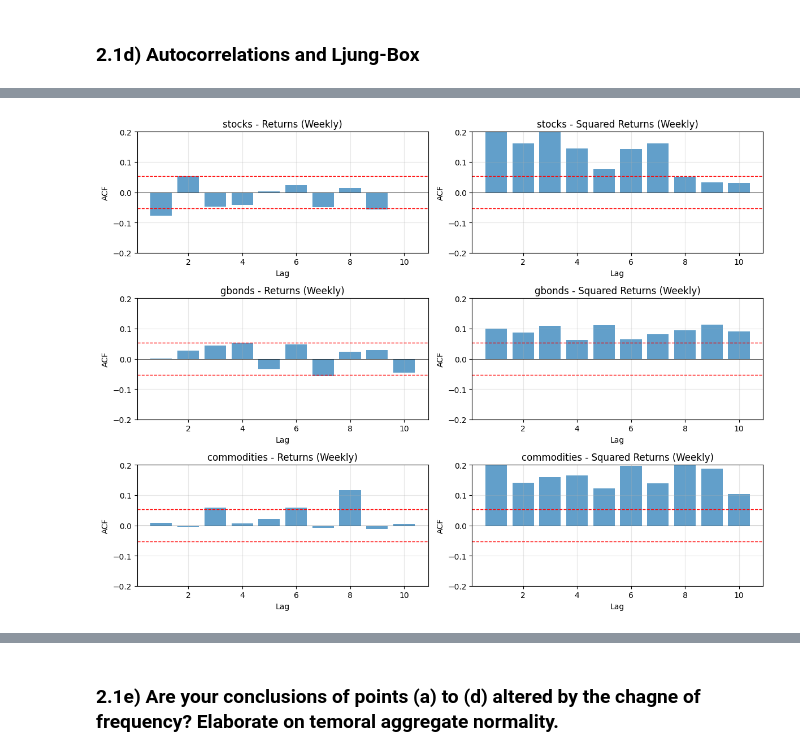
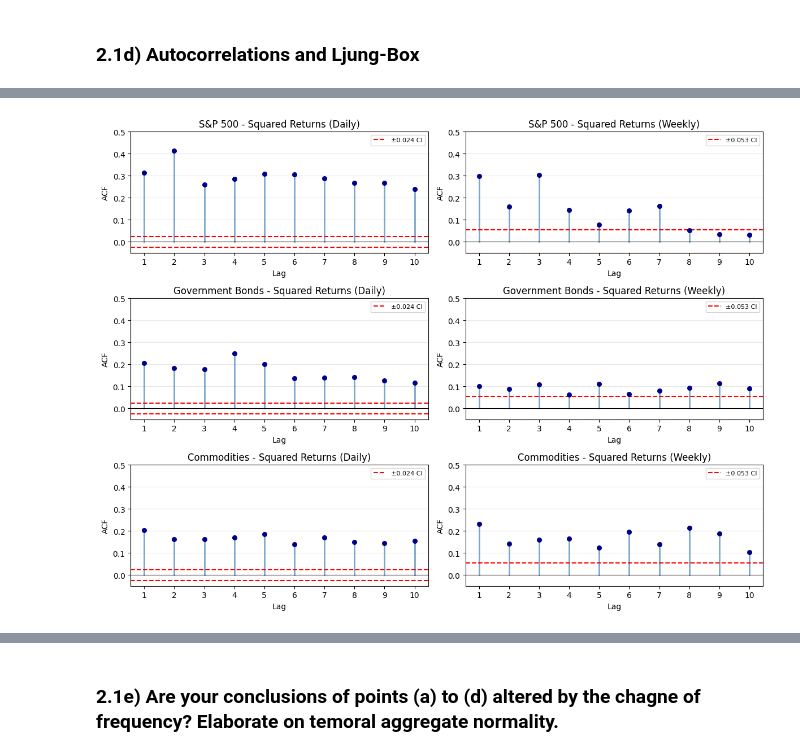
Before and after one commit to pamaths/financial_econometrics_I, a Jupyter notebook: notebooks/fineco_.ipynb, the cells around one changed output, grey strips where cells are left out. Saved outputs shown, nothing was run; the diff lists cells and outputs as text; code cells hidden in the pictures.

Commit message:
add plots and tables for first section

```diff
--- a/notebooks/fineco_.ipynb
+++ b/notebooks/fineco_.ipynb
@@ -8,6 +8,9 @@ if project_root not in sys.path:
 
 
 DATA_PATH = os.path.join(project_root, "data")
+REPORT_PATH = os.path.join(project_root, "tex_report")
+TABLE_PATH = os.path.join(REPORT_PATH, "tables")
+FIGURE_PATH = os.path.join(REPORT_PATH, "figures")
 # %%
 import pandas as pd
 import numpy as np
@@ -32,6 +35,12 @@ pdf_data_base.head()
 | 2000-01-04 | 1925.41 | 198.5685 | 117.735 | 176.5314 |
 | 2000-01-05 | 1929.28 | 199.1132 | 117.313 | 176.1842 |
 | 2000-01-06 | 1931.51 | 199.5267 | 117.389 | 176.2218 |
+# %%
+asset_names = {
+    'stocks': 'S&P 500',
+    'gbonds': 'Government Bonds',
+    'commodities': 'Commodities'
+}
 # %% [markdown]
 # 2) Characteristics of financial Time Series
 # %%
@@ -469,24 +861,63 @@ commodities Squared 394.595639 0.000000       True    [0.230, 0.142, 0.160, 0.16
 
 H0: No serial correlation | Reject at α=0.05 if p-value < 0.05
 # %%
-fig, axes = plt.subplots(len(pdf_log_returns_weekly.columns), 2, figsize=(12, 3*len(pdf_log_returns_weekly.columns)))
-axes = axes.reshape(-1, 2) if len(pdf_log_returns_weekly.columns) > 1 else axes.reshape(1, 2)
+# Plot 2: Squared Returns ACF (Daily vs Weekly)
+fig, axes = plt.subplots(len(pdf_log_returns.columns), 2, figsize=(12, 3*len(pdf_log_returns.columns)))
+axes = axes.reshape(-1, 2) if len(pdf_log_returns.columns) > 1 else axes.reshape(1, 2)
 
-for idx, col in enumerate(pdf_log_returns_weekly.columns):
-    for j, (series_type, series) in enumerate([('Returns', pdf_log_returns_weekly[col]), ('Squared Returns', pdf_log_returns_weekly[col]**2)]):
-        test = ljung_box_test(series)
-        lags = range(1, 11)
+# Asset name mapping for display
+asset_names = {
+    'stocks': 'S&P 500',
+    'gbonds': 'Government Bonds',
+    'commodities': 'Commodities'
+}
 
-        axes[idx, j].bar(lags, test['ACF'], alpha=0.7)
-        axes[idx, j].axhline(test['CI'], color='r', linestyle='--', linewidth=1)
-        axes[idx, j].axhline(-test['CI'], color='r', linestyle='--', linewidth=1)
-        axes[idx, j].axhline(0, color='k', linewidth=0.5)
-        axes[idx, j].set_title(f"{col} - {series_type} (Weekly)")
-        axes[idx, j].set_xlabel("Lag")
-        axes[idx, j].set_ylabel("ACF")
-        axes[idx, j].set_ylim(-0.2, 0.2)
-        axes[idx, j].grid(alpha=0.3)
+for idx, col in enumerate(pdf_log_returns.columns):
+    asset_display = asset_names.get(col, col)
+
+    # Daily squared returns (left panel)
+    test_daily = ljung_box_test(pdf_log_returns[col]**2)
+    lags = np.array(range(1, 11))
+    acf_vals_daily = np.array(test_daily['ACF'])
+    ci_daily = test_daily['CI']
+
+    ax = axes[idx, 0]
+    for lag, acf in zip(lags, acf_vals_daily):
+        ax.plot([lag, lag], [0, acf], color='steelblue', linewidth=2, alpha=0.7)
+    ax.scatter(lags, acf_vals_daily, color='darkblue', s=30, zorder=5)
+    ax.axhline(ci_daily, color='red', linestyle='--', linewidth=1.5, label=f'±{ci_daily:.3f} CI')
+    ax.axhline(-ci_daily, color='red', linestyle='--', linewidth=1.5)
+    ax.axhline(0, color='black', linewidth=0.8)
+    ax.set_title(f"{asset_display} - Squared Returns (Daily)")
+    ax.set_xlabel("Lag")
+    ax.set_ylabel("ACF")
+    ax.set_ylim(-0.05, 0.5)
+    ax.set_xticks(lags)
+    ax.grid(alpha=0.3, axis='y')
+    ax.legend(loc='upper right', fontsize=8)
+
+    # Weekly squared returns (right panel)
+    test_weekly = ljung_box_test(pdf_log_returns_weekly[col]**2)
+    acf_vals_weekly = np.array(test_weekly['ACF'])
+    ci_weekly = test_weekly['CI']
+
+    ax = axes[idx, 1]
+    for lag, acf in zip(lags, acf_vals_weekly):
+        ax.plot([lag, lag], [0, acf], color='steelblue', linewidth=2, alpha=0.7)
+    ax.scatter(lags, acf_vals_weekly, color='darkblue', s=30, zorder=5)
+    ax.axhline(ci_weekly, color='red', linestyle='--', linewidth=1.5, label=f'±{ci_weekly:.3f} CI')
+    ax.axhline(-ci_weekly, color='red', linestyle='--', linewidth=1.5)
+    ax.axhline(0, color='black', linewidth=0.8)
+    ax.set_title(f"{asset_display} - Squared Returns (Weekly)")
+    ax.set_xlabel("Lag")
+    ax.set_ylabel("ACF")
+    ax.set_ylim(-0.05, 0.5)
+    ax.set_xticks(lags)
+    ax.grid(alpha=0.3, axis='y')
+    ax.legend(loc='upper right', fontsize=8)
 
 plt.tight_layout()
+fig.savefig(os.path.join(FIGURE_PATH, 'acf_squared_returns_daily_weekly.pdf'), bbox_inches='tight', dpi=300)
+print(f"Figure saved to: {os.path.join(FIGURE_PATH, 'acf_squared_returns_daily_weekly.pdf')}")
 plt.show()
 # %% [output]
@@ -493 +925 @@ plt.show()
-[figure, old version]
+[figure, new version]
```
Also changed, not shown: parts of 17 cells of this notebook.
